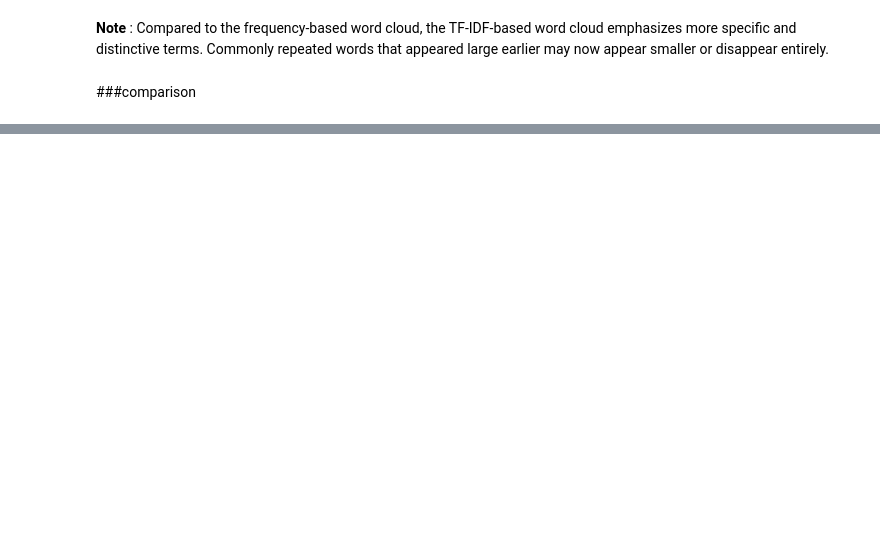
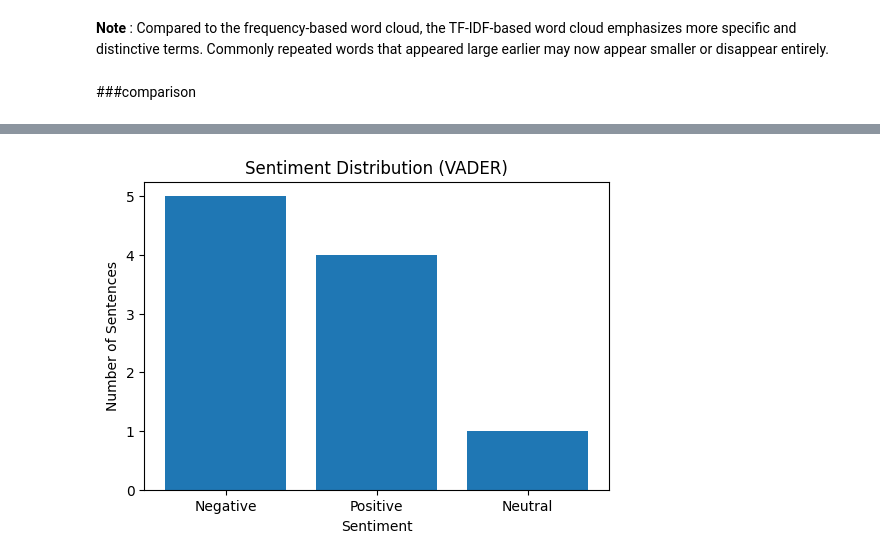
Before and after one commit to Vivek-afk81/NLP_intro, a Jupyter notebook: text_analytics_&_predictions.ipynb, the cells around one changed output, grey strips where cells are left out. Drawn from its saved outputs; the diff is of its cells as text; code cells hidden in the pictures; blank space fills up the shorter version.

```diff
--- a/text_analytics_&_predictions.ipynb
+++ b/text_analytics_&_predictions.ipynb
@@ -180,0 +209,5 @@ plt.show()
+# %%
+#Import the movie reviews corpus
+with open("Movie-Reviews.txt", 'r') as f:
+  reviews = f.readlines()
+print(reviews[:2])
@@ -180,0 +332,4 @@ plt.show()
+# %%
+# INitialize VADER
+
+SIA=SentimentIntensityAnalyzer()
@@ -180,0 +340,13 @@ plt.show()
+# %%
+sentiment_labels = []
+
+for sentence in reviews:
+    if sentence.strip():
+        score = SIA.polarity_scores(sentence)["compound"]
+
+        if score >= 0.05:
+            sentiment_labels.append("Positive")
+        elif score <= -0.05:
+            sentiment_labels.append("Negative")
+        else:
+            sentiment_labels.append("Neutral")
@@ -180,0 +358,11 @@ plt.show()
+# %%
+#Visualization
+
+plt.figure(figsize=(6,4))
+plt.bar(sentiment_counts.keys(),sentiment_counts.values())
+plt.title("Sentiment Distribution (VADER)")
+plt.xlabel("Sentiment")
+plt.ylabel("Number of Sentences")
+plt.show()
+# %% [output]
+[figure, added]
```
Also changed, not shown: parts of 23 cells of this notebook.
